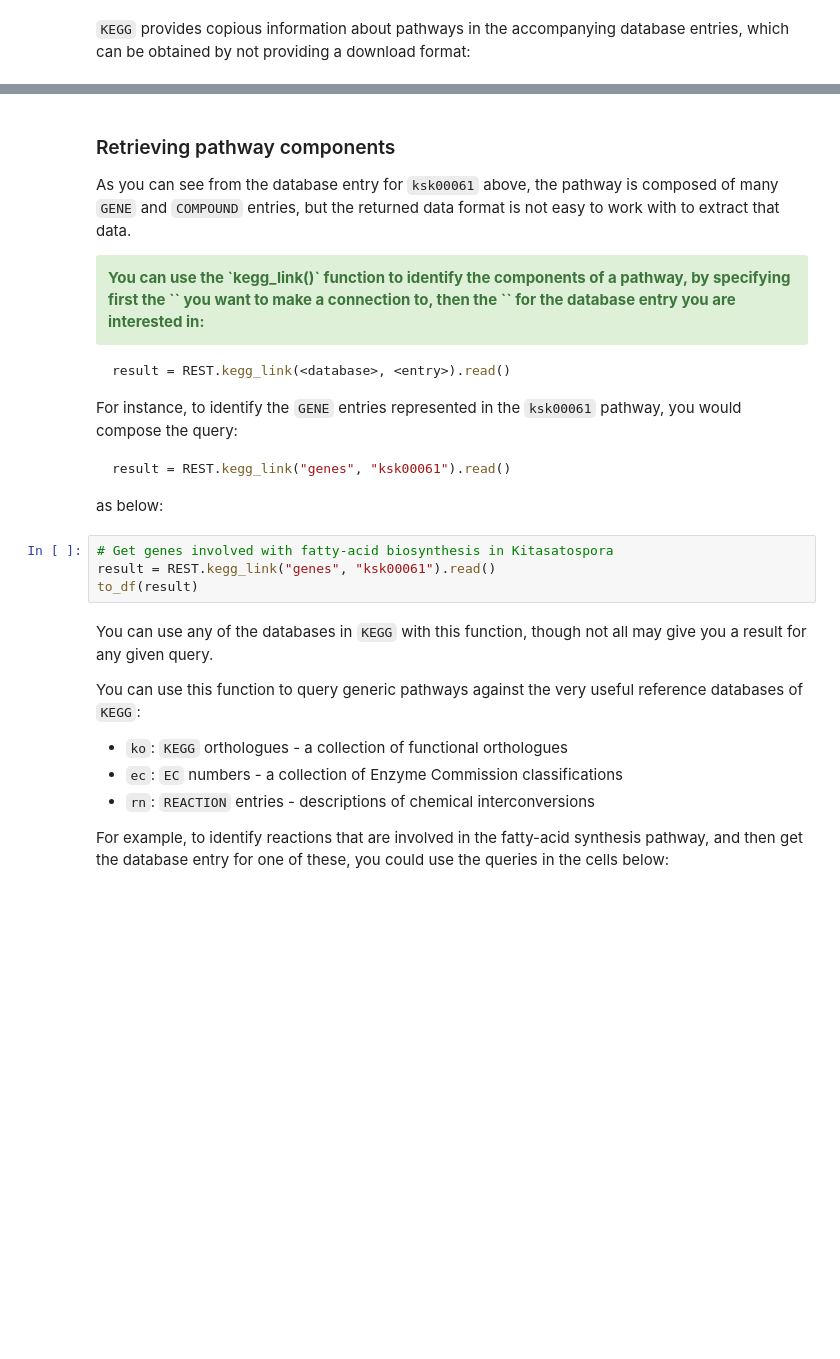
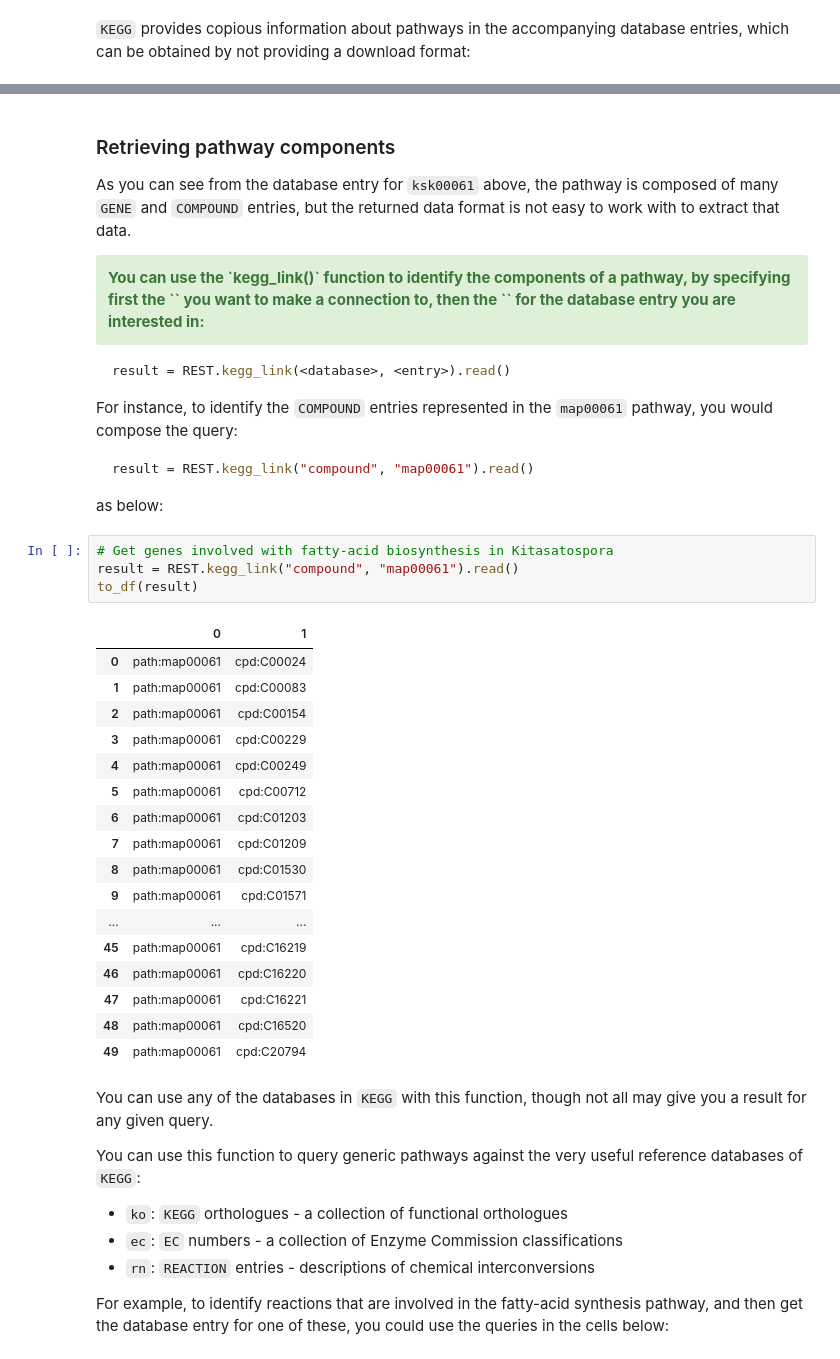
Before and after one commit to widdowquinn/2018-03-06-ibioic, a Jupyter notebook: 02-sequence_databases/09-KEGG_programming.ipynb, the cells around one changed output, grey strips where cells are left out. Drawn from its saved outputs; the diff is of its cells as text; blank space fills up the shorter version.

Commit message:
make fixes to imports and KEGG queries in section 02
This fixes issues #4 and #5.

````diff
--- a/02-sequence_databases/09-KEGG_programming.ipynb
+++ b/02-sequence_databases/09-KEGG_programming.ipynb
@@ -330,17 +583,35 @@ result = REST.kegg_link(<database>, <entry>).read()
 ```
 
 
-For instance, to identify the `GENE` entries represented in the `ksk00061` pathway, you would compose the query:
+For instance, to identify the `COMPOUND` entries represented in the `map00061` pathway, you would compose the query:
 
 ```python
-result = REST.kegg_link("genes", "ksk00061").read()
+result = REST.kegg_link("compound", "map00061").read()
 ```
 
 as below:
 # %%
 # Get genes involved with fatty-acid biosynthesis in Kitasatospora
-result = REST.kegg_link("genes", "ksk00061").read()
+result = REST.kegg_link("compound", "map00061").read()
 to_df(result)
+# %% [output]
+|  | 0 | 1 |
+| 0 | path:map00061 | cpd:C00024 |
+| 1 | path:map00061 | cpd:C00083 |
+| 2 | path:map00061 | cpd:C00154 |
+| 3 | path:map00061 | cpd:C00229 |
+| 4 | path:map00061 | cpd:C00249 |
+| 5 | path:map00061 | cpd:C00712 |
+| 6 | path:map00061 | cpd:C01203 |
+| 7 | path:map00061 | cpd:C01209 |
+| 8 | path:map00061 | cpd:C01530 |
+| 9 | path:map00061 | cpd:C01571 |
+| ... | ... | ... |
+| 45 | path:map00061 | cpd:C16219 |
+| 46 | path:map00061 | cpd:C16220 |
+| 47 | path:map00061 | cpd:C16221 |
+| 48 | path:map00061 | cpd:C16520 |
+| 49 | path:map00061 | cpd:C20794 |
 # %% [markdown]
 You can use any of the databases in `KEGG` with this function, though not all may give you a result for any given query.
 
````
Also changed, not shown: parts of 22 cells of this notebook, 19 other files.
